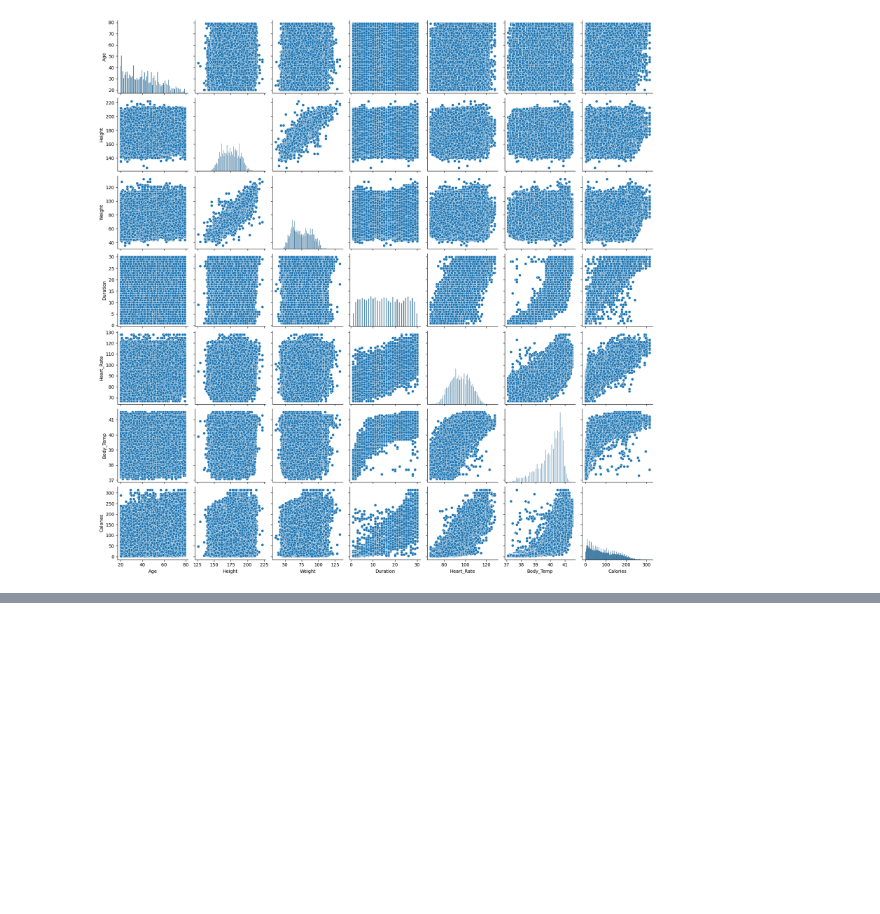
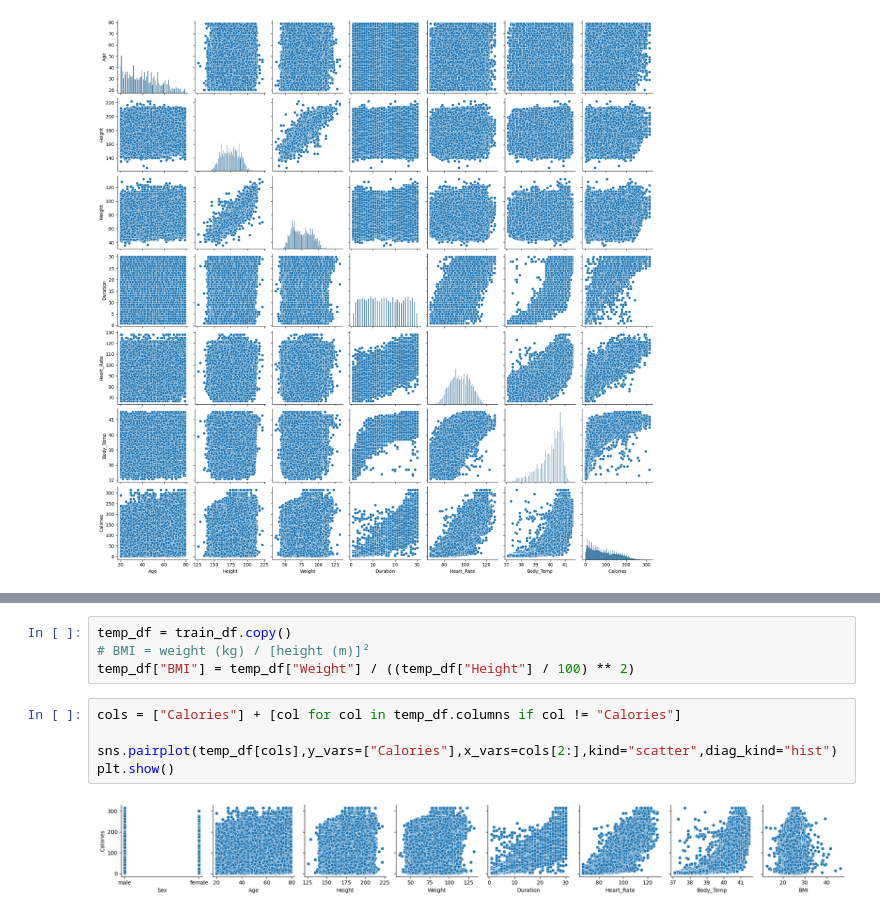
Before and after one commit to VechamGautham/Kaggle-projects, a Jupyter notebook: calorie-predict/calorie-predict.ipynb, the cells around one changed output, grey strips where cells are left out. Saved outputs shown, nothing was run; the diff lists cells and outputs as text; blank space fills up the shorter version.

```diff
--- a/calorie-predict/calorie-predict.ipynb
+++ b/calorie-predict/calorie-predict.ipynb
@@ -143,0 +187,11 @@ plt.show()
+# %%
+temp_df = train_df.copy()
+# BMI = weight (kg) / [height (m)]²
+temp_df["BMI"] = temp_df["Weight"] / ((temp_df["Height"] / 100) ** 2)
+# %%
+cols = ["Calories"] + [col for col in temp_df.columns if col != "Calories"]
+
+sns.pairplot(temp_df[cols],y_vars=["Calories"],x_vars=cols[2:],kind="scatter",diag_kind="hist")
+plt.show()
+# %% [output]
+[figure, added]
```
Also changed, not shown: parts of 10 cells of this notebook.
